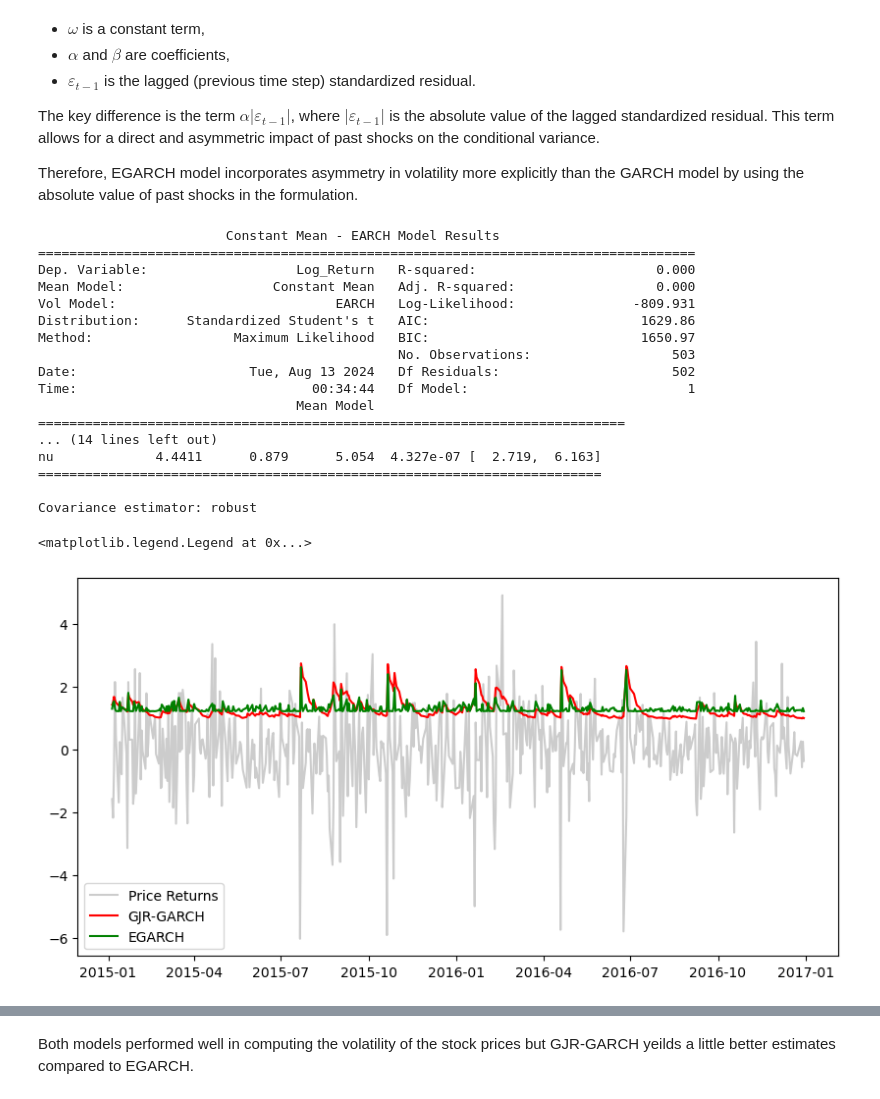
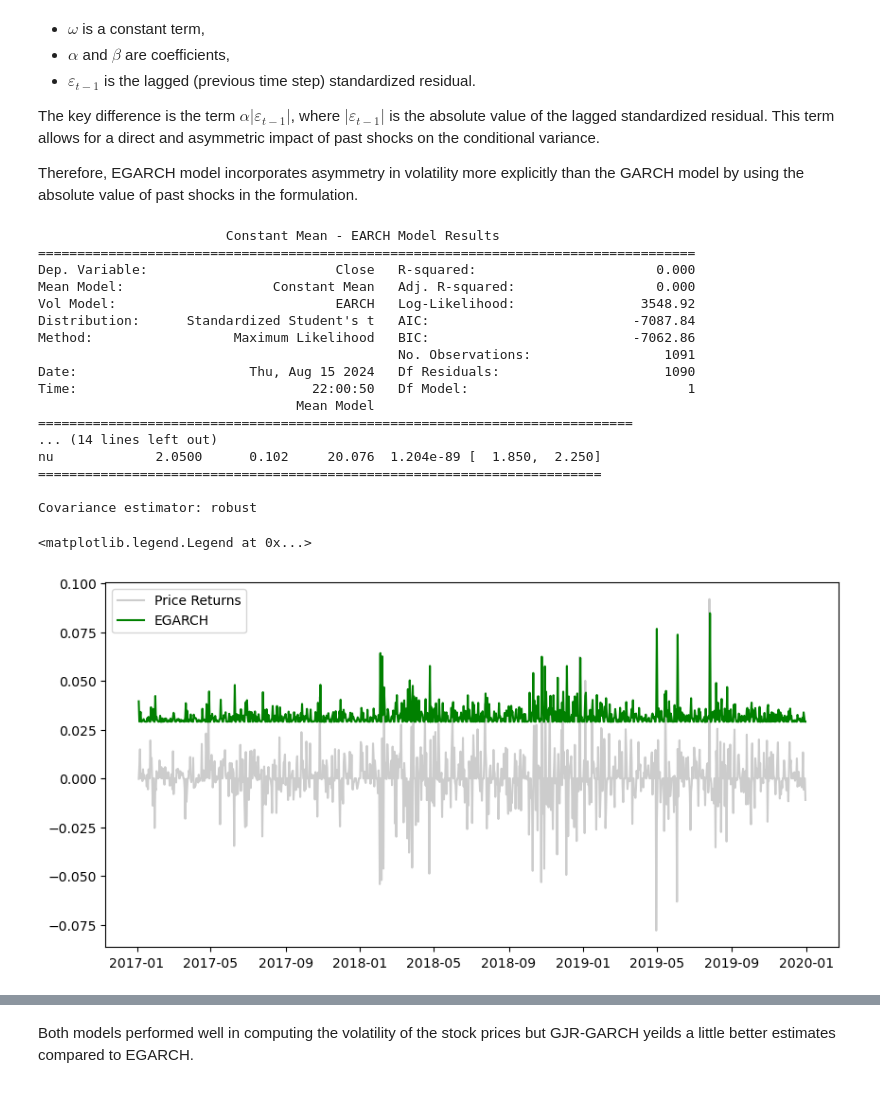
Before and after one commit to ansingh16/Time_Series_Analysis, a Jupyter notebook: Volatility_analysis.ipynb, the cells around one changed output, grey strips where cells are left out. Drawn from its saved outputs; the diff is of its cells as text; code cells hidden in the pictures.

```diff
--- a/Volatility_analysis.ipynb
+++ b/Volatility_analysis.ipynb
@@ -439,7 +423,7 @@ The key difference is the term $ \alpha |\varepsilon_{t-1}| $, where $ |\varepsi
 Therefore, EGARCH model incorporates asymmetry in volatility more explicitly than the GARCH model by using the absolute value of past shocks in the formulation.
 # %%
 # Specify EGARCH model assumptions
-egarch_gm = arch_model(stocks['Log_Return'], p = 1, q = 0, o = 1, vol = 'EGARCH', dist = 't')
+egarch_gm = arch_model(returns, p = 1, q = 0, o = 1, vol = 'EGARCH', dist = 't')
 
 # Fit the model
 egarch_result = egarch_gm.fit(disp = 'off')
@@ -449,31 +433,31 @@ print(egarch_result.summary())
 # %% [output]
                         Constant Mean - EARCH Model Results
 ====================================================================================
-Dep. Variable:                   Log_Return   R-squared:                       0.000
+Dep. Variable:                        Close   R-squared:                       0.000
 Mean Model:                   Constant Mean   Adj. R-squared:                  0.000
-Vol Model:                            EARCH   Log-Likelihood:               -809.931
-Distribution:      Standardized Student's t   AIC:                           1629.86
-Method:                  Maximum Likelihood   BIC:                           1650.97
-                                              No. Observations:                  503
-Date:                      Tue, Aug 13 2024   Df Residuals:                      502
-Time:                              00:34:44   Df Model:                            1
+Vol Model:                            EARCH   Log-Likelihood:                3548.92
+Distribution:      Standardized Student's t   AIC:                          -7087.84
+Method:                  Maximum Likelihood   BIC:                          -7062.86
+                                              No. Observations:                 1091
+Date:                      Thu, Aug 15 2024   Df Residuals:                     1090
+Time:                              22:00:50   Df Model:                            1
                                  Mean Model
-===========================================================================
+============================================================================
 ... (14 lines left out)
-nu             4.4411      0.879      5.054  4.327e-07 [  2.719,  6.163]
+nu             2.0500      0.102     20.076  1.204e-89 [  1.850,  2.250]
 ========================================================================
 
 Covariance estimator: robust
 # %%
 fig,ax = plt.subplots(1,1,figsize=(10,5))
-ax.plot(stocks['Log_Return'], color = 'grey', alpha = 0.4, label = 'Price Returns')
-ax.plot(gjrgm_result.conditional_volatility, color = 'red', label = 'GJR-GARCH')
+ax.plot(returns, color = 'grey', alpha = 0.4, label = 'Price Returns')
+# ax.plot(gjrgm_result.conditional_volatility, color = 'red', label = 'GJR-GARCH')
 ax.plot(egarch_result.conditional_volatility, color = 'green', label = 'EGARCH')
 
 ax.legend()
 # %% [output]
 <matplotlib.legend.Legend at 0x...>
-[figure, old version]
+[figure, new version]
 # %%
 # Print each models BIC
 print(f'GJR-GARCH BIC: {gjrgm_result.bic}')
```
Also changed, not shown: parts of 20 cells of this notebook, 3 other files.
